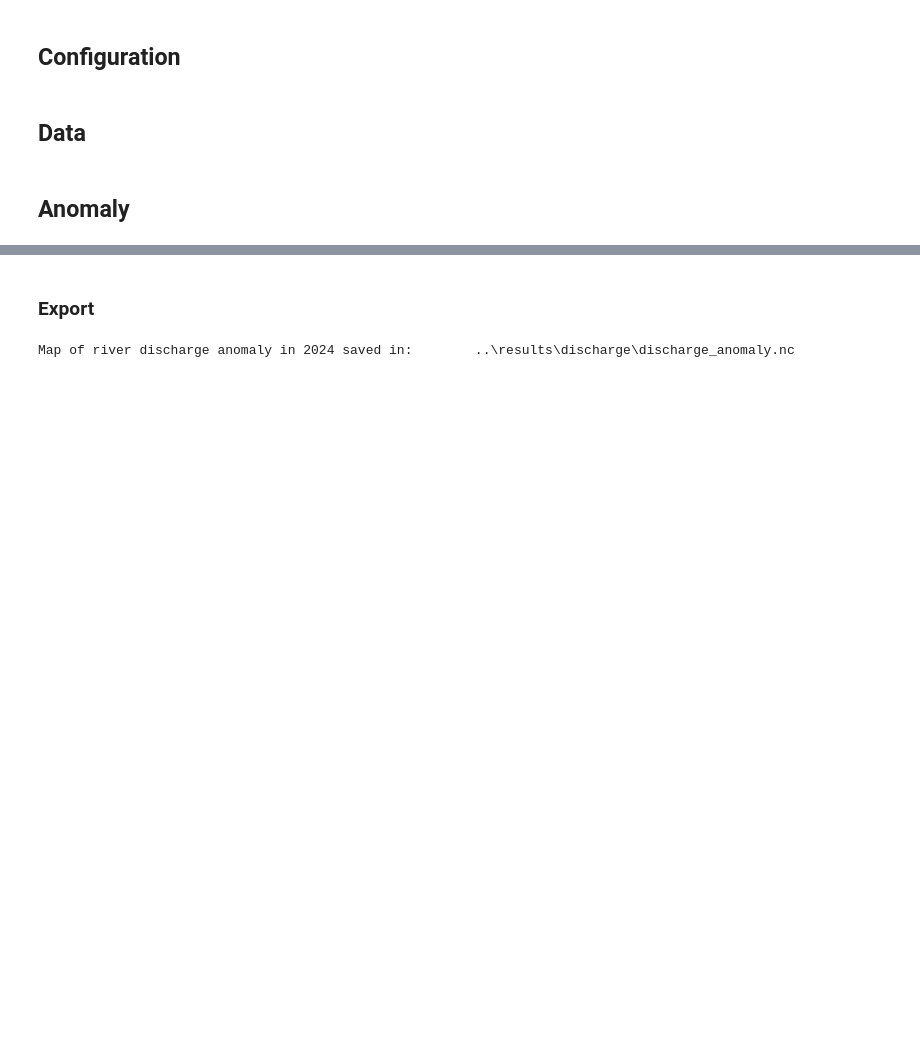
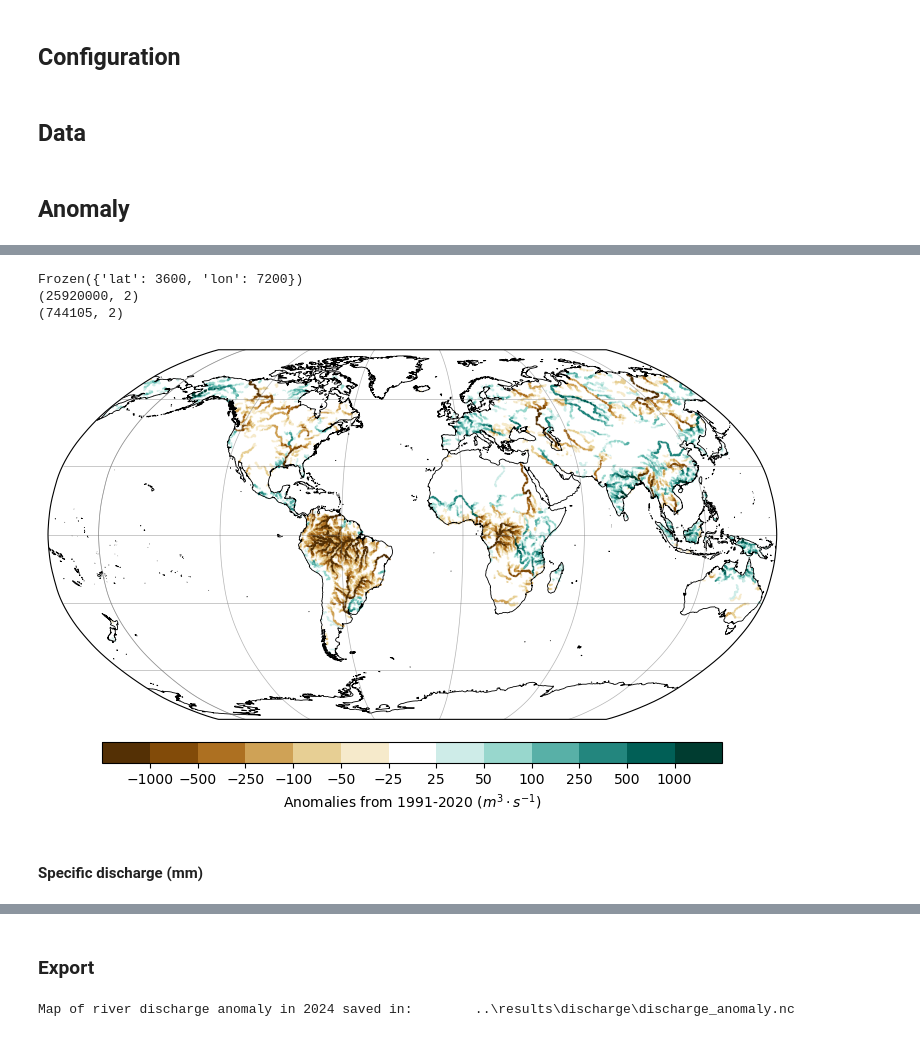
Before and after one commit to casadoj/SotCin2024, a Jupyter notebook: notebook/2.1_discharge_anomaly.ipynb, the cells around one changed output, grey strips where cells are left out. Drawn from its saved outputs; the diff is of its cells as text; code cells hidden in the pictures; blank space fills up the shorter version.

Commit message:
final results discharge anomaly

```diff
--- a/notebook/2.1_discharge_anomaly.ipynb
+++ b/notebook/2.1_discharge_anomaly.ipynb
@@ -51,6 +51,7 @@ var_shortname = map_variables[VAR]
 # %%
 # GloFAS upstream area map
 uparea = xr.open_dataset(UPAREA_FILE)['Band1']
+uparea.name = 'uparea'
 
 # load climatology: average period 1991-2020
 climatology = xr.open_dataset(CLIMA_FILE)[var_shortname]
@@ -135,0 +102,19 @@ plt.savefig(PATH_PLOT / 'map_anomaly.jpg', dpi=300, bbox_inches='tight')
+# %%
+# round coordinates so they match
+uparea['lon'] = uparea.lon.round(3)
+uparea['lat'] = uparea.lat.round(3)
+anomaly['lon'] = anomaly.lon.round(3)
+anomaly['lat'] = anomaly.lat.round(3)
+
+# merge discharge anomaly and upstream area
+ds = xr.merge((uparea, anomaly))
+
+# convert to DataFrame and remove missing values
+df = ds.to_dataframe()[['uparea', 'discharge']]
+df.dropna(how='any', inplace=True)
+df.reset_index(inplace=True)
+df.sort_values('uparea', ascending=True, inplace=True)
+# %% [output]
+Frozen({'lat': 3600, 'lon': 7200})
+(25920000, 2)
+(744105, 2)
@@ -135,0 +130,38 @@ plt.savefig(PATH_PLOT / 'map_anomaly.jpg', dpi=300, bbox_inches='tight')
+# %%
+fig, ax = plt.subplots(figsize=(16, 6), subplot_kw=dict(projection=ccrs.Robinson(central_longitude=-25)))#ccrs.PlateCarree()))
+
+# Plot coastlines for continents
+coastline = cfeature.NaturalEarthFeature(
+    'physical', 'coastline', '50m', edgecolor='black', facecolor='none', linewidth=0.6
+)
+ax.add_feature(coastline)
+
+sct = ax.scatter(
+    df.lon,
+    df.lat,
+    c=df.discharge,
+    s=.007,
+    marker='s',
+    cmap=cmap_discrete,
+    norm=norm,
+    transform=ccrs.PlateCarree()
+);
+plt.colorbar(
+    sct,
+    shrink=.5,
+    aspect=30,
+    orientation='horizontal',
+    pad=0.05,
+    label=r'Anomalies from 1991-2020 ($m^3 \cdot s^{-1}$)',
+    ticks=boundaries[1:-1]
+)
+
+# Add meridians and parallels
+gridlines = ax.gridlines(draw_labels=False, linewidth=0.5, color='dimgray', alpha=0.5, linestyle='-')
+ax.set_global();
+
+plt.savefig(PATH_PLOT / 'map_anomaly_discharge.jpg', dpi=300, bbox_inches='tight')
+# %% [output]
+[figure, added]
+# %% [markdown]
+#### Specific discharge (mm)
```
Also changed, not shown: parts of 9 cells of this notebook, 2 other files.
